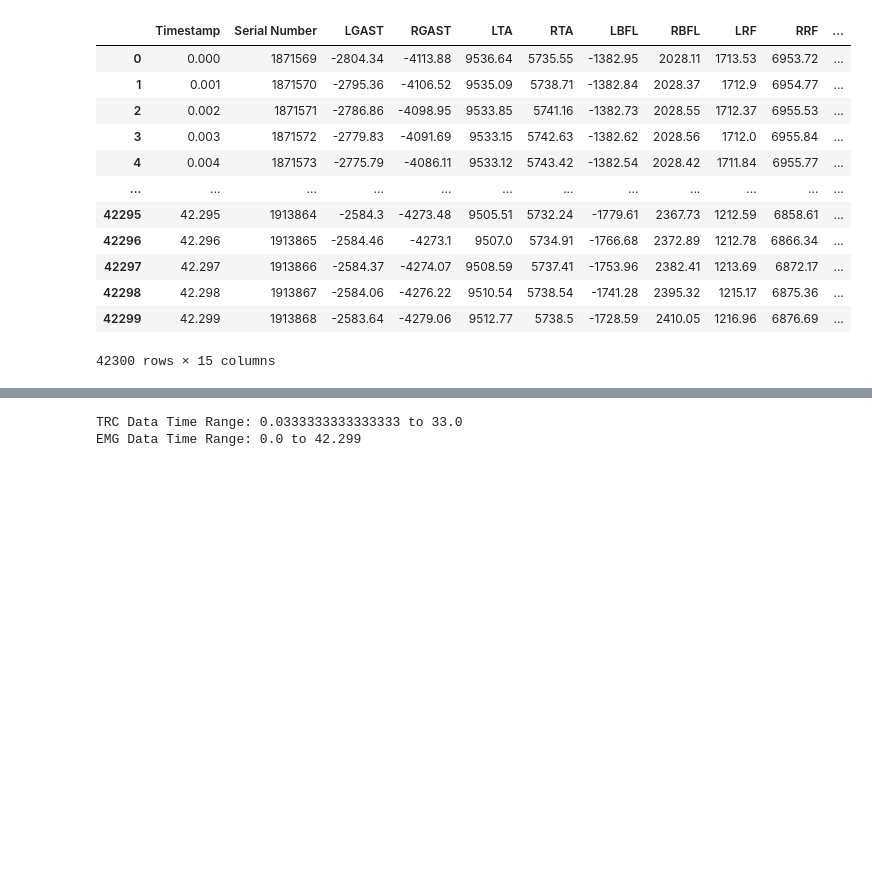
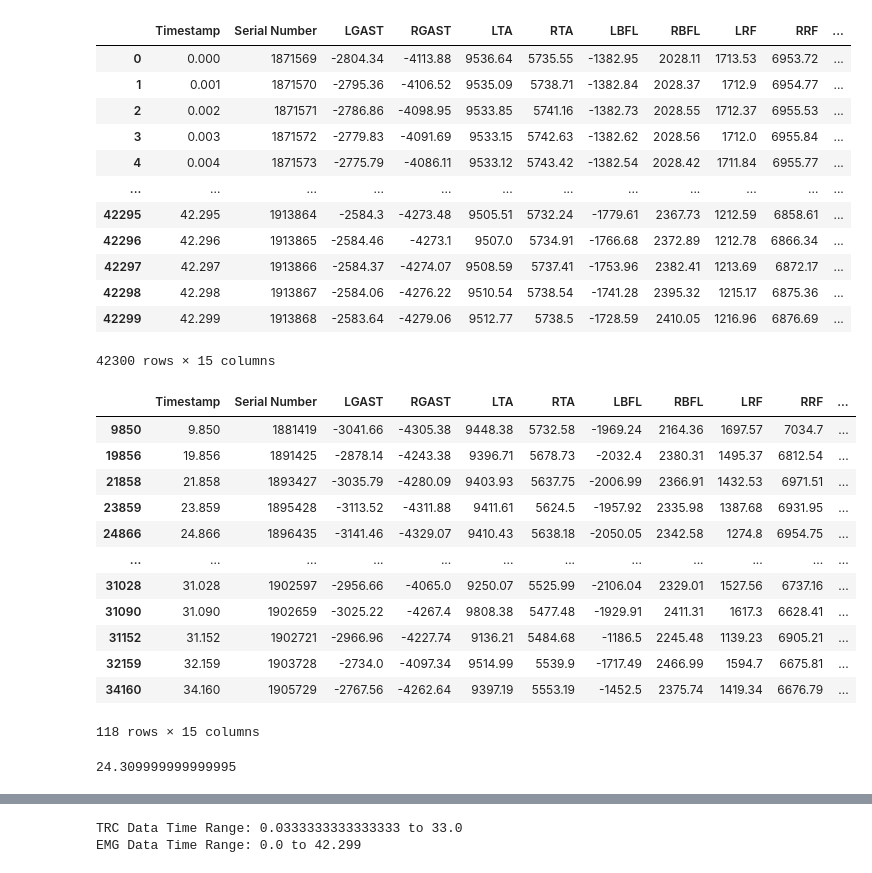
Before and after one commit to eddLai/ExoskeletonPowerAsistance, a Jupyter notebook: simulation/preprocessing/analysis/video_analysis.ipynb, the cells around one changed output, grey strips where cells are left out. Cells and saved outputs as stored; diff of their text form; code cells hidden in the pictures; blank space fills up the shorter version.

```diff
--- a/simulation/preprocessing/analysis/video_analysis.ipynb
+++ b/simulation/preprocessing/analysis/video_analysis.ipynb
@@ -563,11 +563,32 @@ emg_data.read_emg_file(0)
 | 42298 | 42.298 | 1913867 | -2584.06 | -4276.22 | 9510.54 | 5738.54 | -1741.28 | 2395.32 | 1215.17 | 6875.36 | ... |
 | 42299 | 42.299 | 1913868 | -2583.64 | -4279.06 | 9512.77 | 5738.5 | -1728.59 | 2410.05 | 1216.96 | 6876.69 | ... |
 42300 rows × 15 columns
+# %%
+emg_data.display_event_id_data()
+# %% [output]
+|  | Timestamp | Serial Number | LGAST | RGAST | LTA | RTA | LBFL | RBFL | LRF | RRF | ... |
+| 9850 | 9.850 | 1881419 | -3041.66 | -4305.38 | 9448.38 | 5732.58 | -1969.24 | 2164.36 | 1697.57 | 7034.7 | ... |
+| 19856 | 19.856 | 1891425 | -2878.14 | -4243.38 | 9396.71 | 5678.73 | -2032.4 | 2380.31 | 1495.37 | 6812.54 | ... |
+| 21858 | 21.858 | 1893427 | -3035.79 | -4280.09 | 9403.93 | 5637.75 | -2006.99 | 2366.91 | 1432.53 | 6971.51 | ... |
+| 23859 | 23.859 | 1895428 | -3113.52 | -4311.88 | 9411.61 | 5624.5 | -1957.92 | 2335.98 | 1387.68 | 6931.95 | ... |
+| 24866 | 24.866 | 1896435 | -3141.46 | -4329.07 | 9410.43 | 5638.18 | -2050.05 | 2342.58 | 1274.8 | 6954.75 | ... |
+| ... | ... | ... | ... | ... | ... | ... | ... | ... | ... | ... | ... |
+| 31028 | 31.028 | 1902597 | -2956.66 | -4065.0 | 9250.07 | 5525.99 | -2106.04 | 2329.01 | 1527.56 | 6737.16 | ... |
+| 31090 | 31.090 | 1902659 | -3025.22 | -4267.4 | 9808.38 | 5477.48 | -1929.91 | 2411.31 | 1617.3 | 6628.41 | ... |
+| 31152 | 31.152 | 1902721 | -2966.96 | -4227.74 | 9136.21 | 5484.68 | -1186.5 | 2245.48 | 1139.23 | 6905.21 | ... |
+| 32159 | 32.159 | 1903728 | -2734.0 | -4097.34 | 9514.99 | 5539.9 | -1717.49 | 2466.99 | 1594.7 | 6675.81 | ... |
+| 34160 | 34.160 | 1905729 | -2767.56 | -4262.64 | 9397.19 | 5553.19 | -1452.5 | 2375.74 | 1419.34 | 6676.79 | ... |
+118 rows × 15 columns
 # %%
-# first_event_index = emg_data.get_event_id_indices()[0]
+first_event_index = emg_data.get_event_id_indices()[0]
+last_event_index = emg_data.get_event_id_indices()[-1]
+last_event_index-first_event_index
+float(emg_data.our_data.iloc[last_event_index]['Timestamp'])-float(emg_data.our_data.iloc[first_event_index]['Timestamp'])
 # print(first_event_index)
 # emg_data.our_data = emg_data.our_data.iloc[first_event_index:]
 # emg_data.our_data
+# %% [output]
+24.309999999999995
 # %%
 emg_data_after_first_event = emg_data.process_data(normalize=True)
 # %%
```
Also changed, not shown: parts of 3 cells of this notebook, 1 other file.
